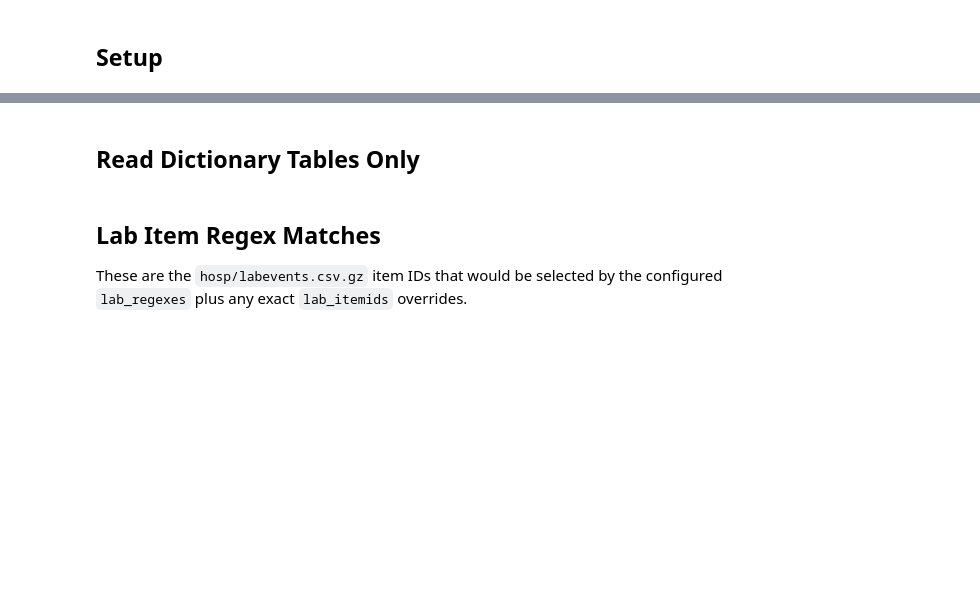
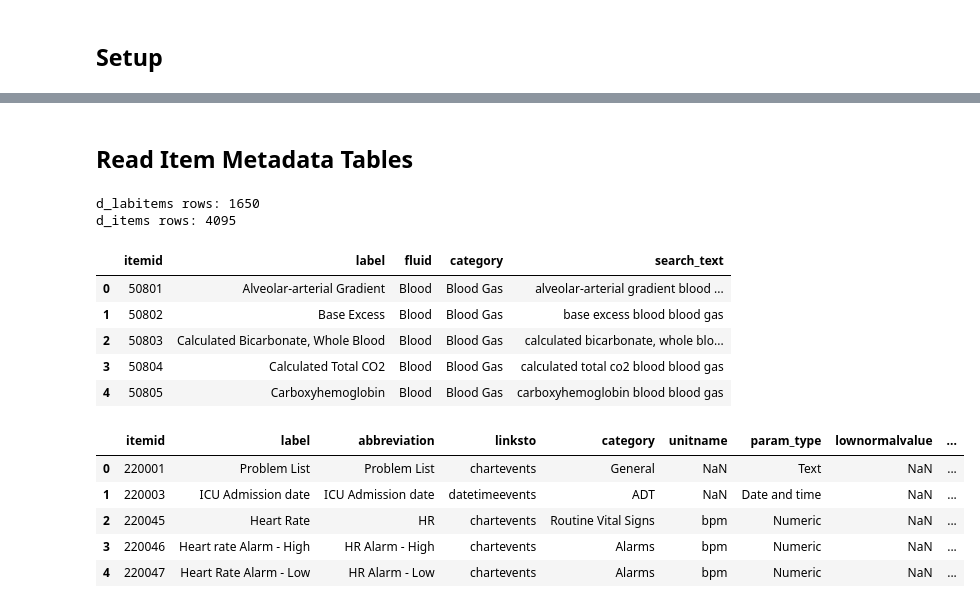
Before and after one commit to MichalWeisman/Interpretable-ViT-for-Timeseries, a Jupyter notebook: notebooks/mimic_targets/mimic_general_item_exploration.ipynb, the cells around one changed output, grey strips where cells are left out. Drawn from its saved outputs; the diff is of its cells as text; code cells hidden in the pictures; blank space fills up the shorter version.

```diff
--- a/notebooks/mimic_targets/mimic_general_item_exploration.ipynb
+++ b/notebooks/mimic_targets/mimic_general_item_exploration.ipynb
@@ -44,17 +105,28 @@ print('Patient-level tables are not read in this notebook.')
 # %% [markdown]
-## Read Dictionary Tables Only
+## Read Item Metadata Tables
 # %%
 lab_items = source.read_table('hosp/d_labitems.csv.gz', usecols=['itemid', 'label', 'fluid', 'category'])
-icu_items = source.read_table('icu/d_items.csv.gz', usecols=['itemid', 'label', 'abbreviation', 'category', 'unitname', 'param_type'])
+icu_items = source.read_table('icu/d_items.csv.gz', usecols=['itemid', 'label', 'abbreviation', 'linksto', 'category', 'unitname', 'param_type', 'lownormalvalue', 'highnormalvalue'])
 
 lab_items['search_text'] = lab_items[['label', 'fluid', 'category']].fillna('').astype(str).agg(' '.join, axis=1).str.lower()
 icu_items['search_text'] = icu_items[['label', 'abbreviation', 'category', 'unitname', 'param_type']].fillna('').astype(str).agg(' '.join, axis=1).str.lower()
 
 print('d_labitems rows:', len(lab_items))
 print('d_items rows:', len(icu_items))
 display(lab_items.head())
 display(icu_items.head())
+# %% [output]
+d_labitems rows: 1650
+d_items rows: 4095
+|  | itemid | label | fluid | category | search_text |
+| 0 | 50801 | Alveolar-arterial Gradient | Blood | Blood Gas | alveolar-arterial gradient blood ... |
+| 1 | 50802 | Base Excess | Blood | Blood Gas | base excess blood blood gas |
+| 2 | 50803 | Calculated Bicarbonate, Whole Blood | Blood | Blood Gas | calculated bicarbonate, whole blo... |
+| 3 | 50804 | Calculated Total CO2 | Blood | Blood Gas | calculated total co2 blood blood gas |
+| 4 | 50805 | Carboxyhemoglobin | Blood | Blood Gas | carboxyhemoglobin blood blood gas |
+|  | itemid | label | abbreviation | linksto | category | unitname | param_type | lownormalvalue | ... |
+| 0 | 220001 | Problem List | Problem List | chartevents | General | NaN | Text | NaN | ... |
+| 1 | 220003 | ICU Admission date | ICU Admission date | datetimeevents | ADT | NaN | Date and time | NaN | ... |
+| 2 | 220045 | Heart Rate | HR | chartevents | Routine Vital Signs | bpm | Numeric | NaN | ... |
+| 3 | 220046 | Heart rate Alarm - High | HR Alarm - High | chartevents | Alarms | bpm | Numeric | NaN | ... |
+| 4 | 220047 | Heart Rate Alarm - Low | HR Alarm - Low | chartevents | Alarms | bpm | Numeric | NaN | ... |
-# %% [markdown]
-## Lab Item Regex Matches
-
-These are the `hosp/labevents.csv.gz` item IDs that would be selected by the configured `lab_regexes` plus any exact `lab_itemids` overrides.
```
Also changed, not shown: parts of 23 cells of this notebook, 23 other files.
